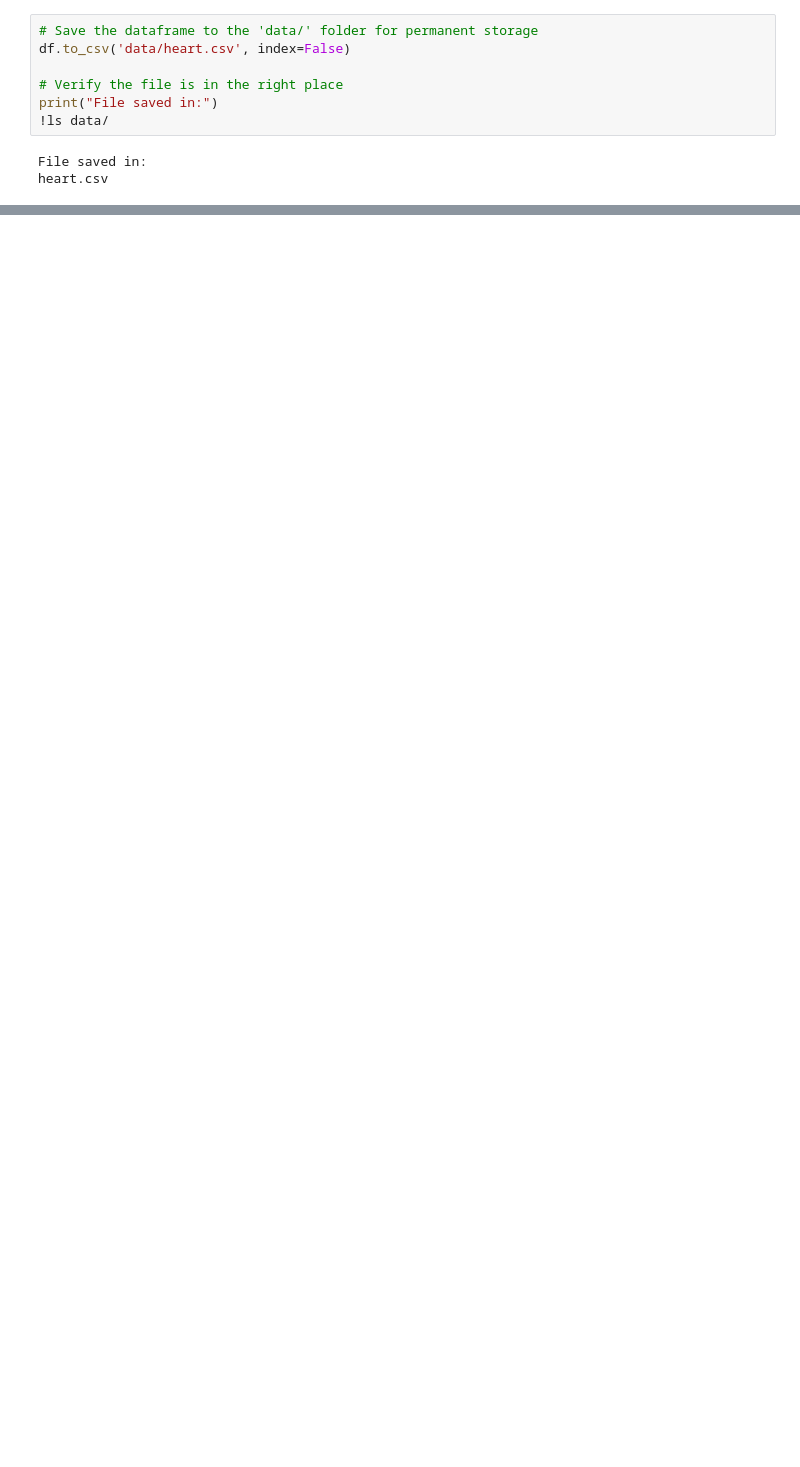
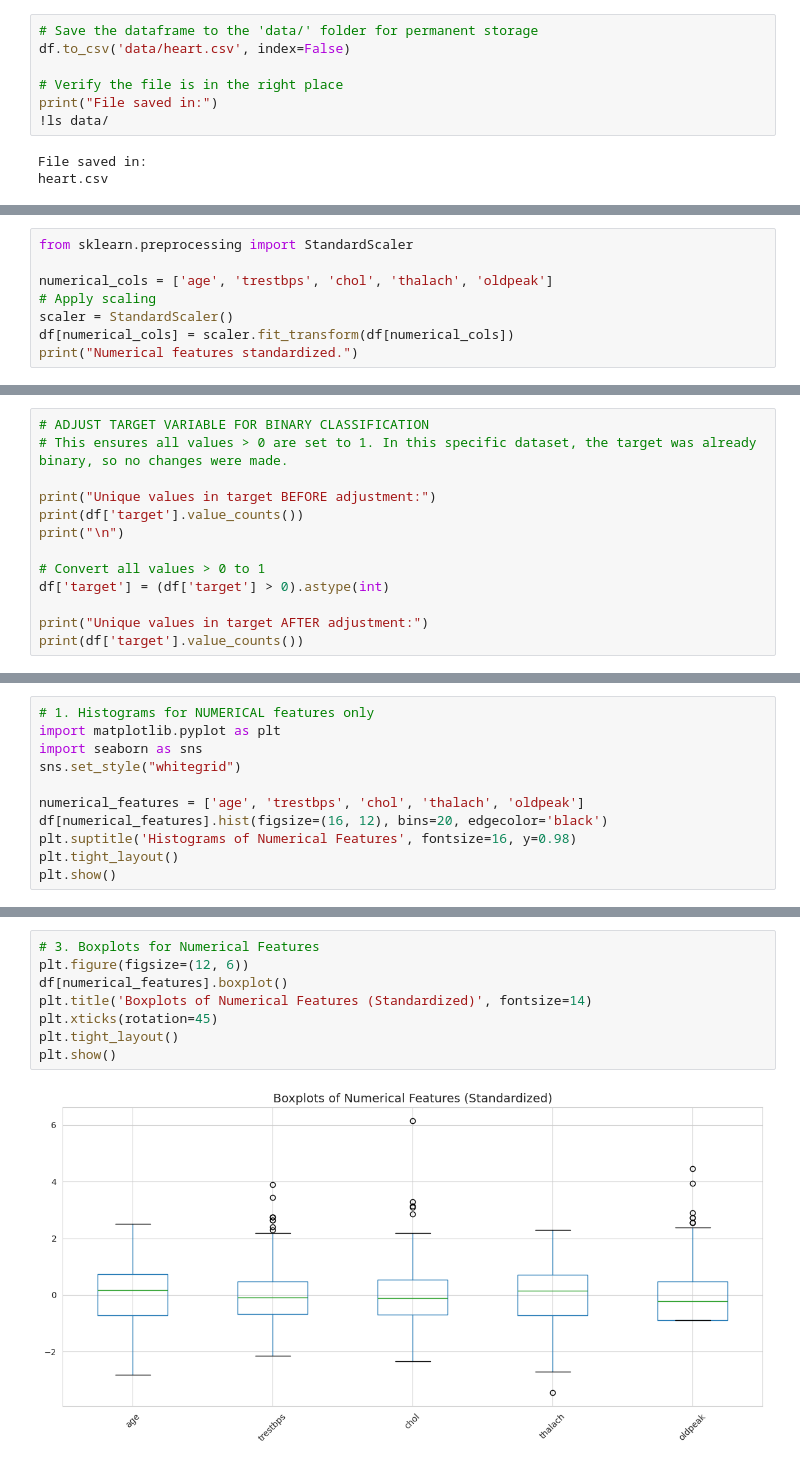
Before and after one commit to toqa-ehab/Heart_Disease_Project, a Jupyter notebook: notebooks/01_data_preprocessing.ipynb, the cells around one changed output, grey strips where cells are left out. Cells and saved outputs as stored; diff of their text form; blank space fills up the shorter version.

```diff
--- a/notebooks/01_data_preprocessing.ipynb
+++ b/notebooks/01_data_preprocessing.ipynb
@@ -69,0 +115,8 @@ heart.csv
+# %%
+from sklearn.preprocessing import StandardScaler
+
+numerical_cols = ['age', 'trestbps', 'chol', 'thalach', 'oldpeak']
+# Apply scaling
+scaler = StandardScaler()
+df[numerical_cols] = scaler.fit_transform(df[numerical_cols])
+print("Numerical features standardized.")
@@ -69,0 +218,13 @@ heart.csv
+# %%
+# ADJUST TARGET VARIABLE FOR BINARY CLASSIFICATION
+# This ensures all values > 0 are set to 1. In this specific dataset, the target was already binary, so no changes were made.
+
+print("Unique values in target BEFORE adjustment:")
+print(df['target'].value_counts())
+print("\n")
+
+# Convert all values > 0 to 1
+df['target'] = (df['target'] > 0).astype(int)
+
+print("Unique values in target AFTER adjustment:")
+print(df['target'].value_counts())
@@ -69,0 +244,11 @@ heart.csv
+# %%
+# 1. Histograms for NUMERICAL features only
+import matplotlib.pyplot as plt
+import seaborn as sns
+sns.set_style("whitegrid")
+
+numerical_features = ['age', 'trestbps', 'chol', 'thalach', 'oldpeak']
+df[numerical_features].hist(figsize=(16, 12), bins=20, edgecolor='black')
+plt.suptitle('Histograms of Numerical Features', fontsize=16, y=0.98)
+plt.tight_layout()
+plt.show()
@@ -69,0 +276,10 @@ heart.csv
+# %%
+# 3. Boxplots for Numerical Features
+plt.figure(figsize=(12, 6))
+df[numerical_features].boxplot()
+plt.title('Boxplots of Numerical Features (Standardized)', fontsize=14)
+plt.xticks(rotation=45)
+plt.tight_layout()
+plt.show()
+# %% [output]
+[figure, added]
```
Also changed, not shown: parts of 10 cells of this notebook.
